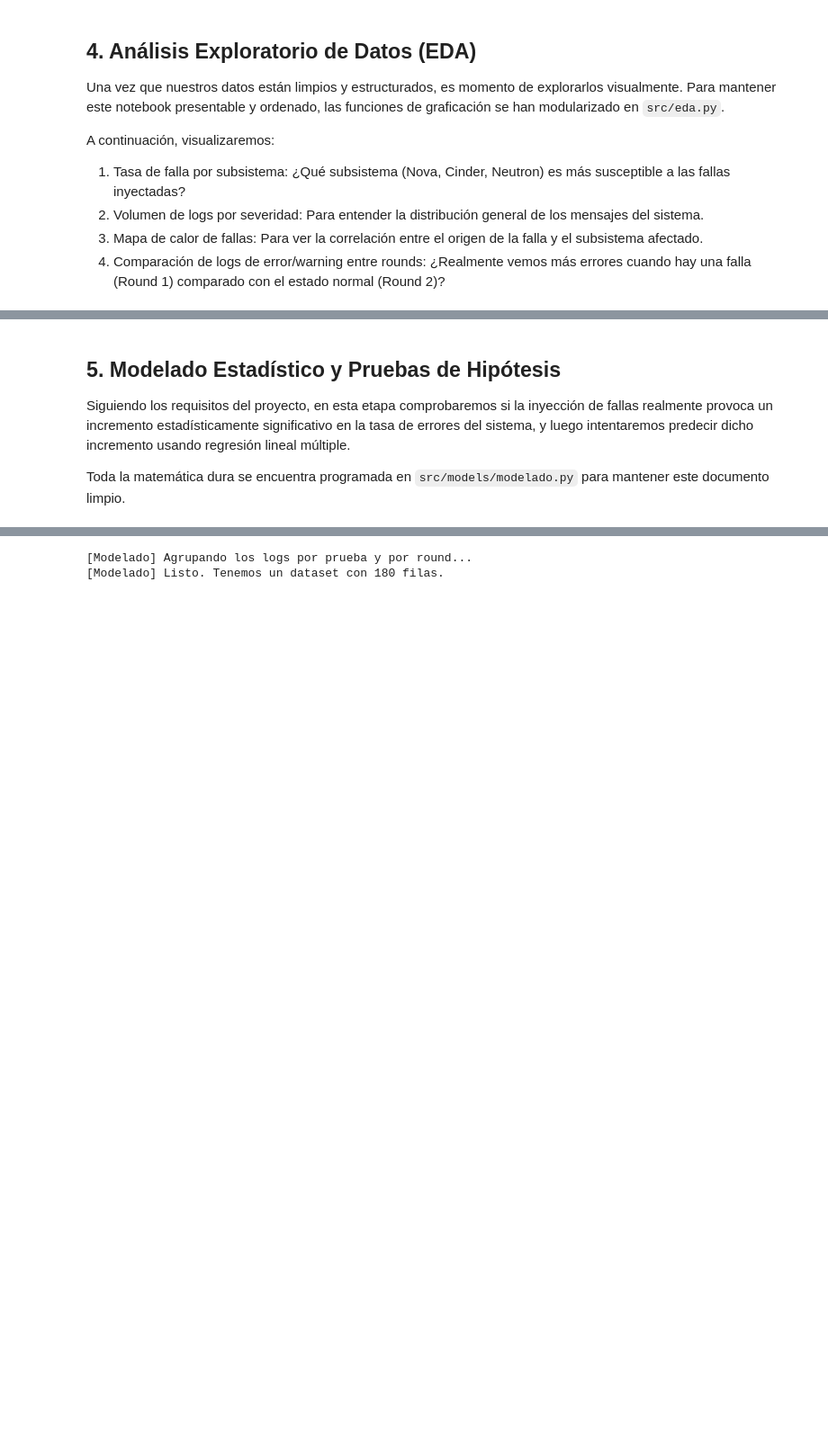
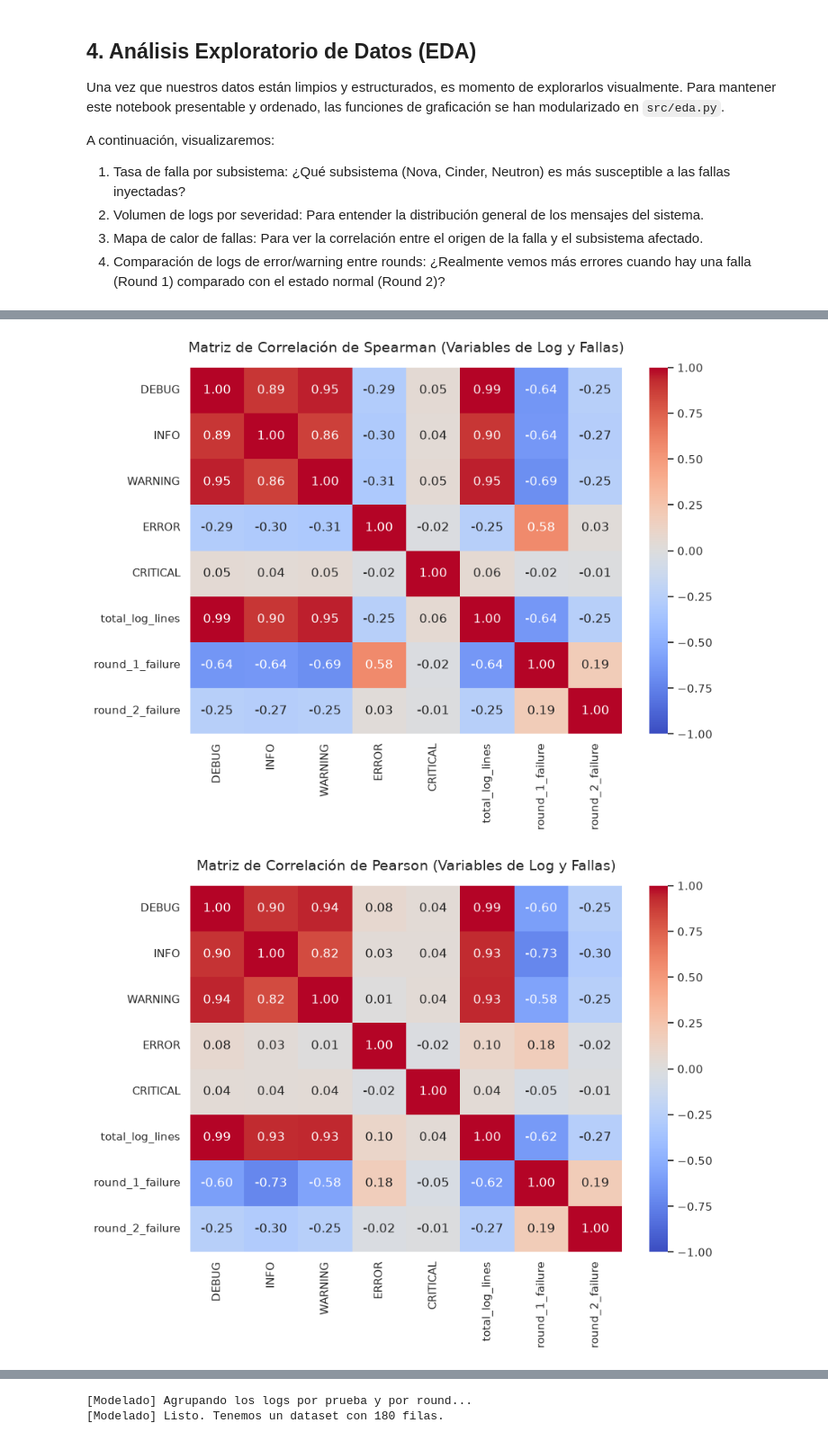
Before and after one commit to ValenteCardenas/Analysis_AIOps, a Jupyter notebook: main.ipynb, the cells around one changed output, grey strips where cells are left out. Shown at 90% size. Saved outputs shown, nothing was run; the diff lists cells and outputs as text; code cells hidden in the pictures; blank space fills up the shorter version.

```diff
--- a/main.ipynb
+++ b/main.ipynb
@@ -440,6 +467,6 @@ graficar_comparacion_rounds(df_logs_limpio)
-# %% [markdown]
-## 5. Modelado Estadístico y Pruebas de Hipótesis
-
-Siguiendo los requisitos del proyecto, en esta etapa comprobaremos si la inyección de fallas realmente provoca un incremento estadísticamente significativo en la tasa de errores del sistema, y luego intentaremos predecir dicho incremento usando regresión lineal múltiple.
-
-Toda la matemática dura se encuentra programada en `src/models/modelado.py` para mantener este documento limpio.
+# %%
+matriz_spearman = graficar_matriz_correlacion(df_limpio, metodo="spearman")
+matriz_pearson = graficar_matriz_correlacion(df_limpio, metodo="pearson")
+# %% [output]
+[figure, added]
+[figure, added]
```
Also changed, not shown: parts of 29 cells of this notebook, 5 other files.
